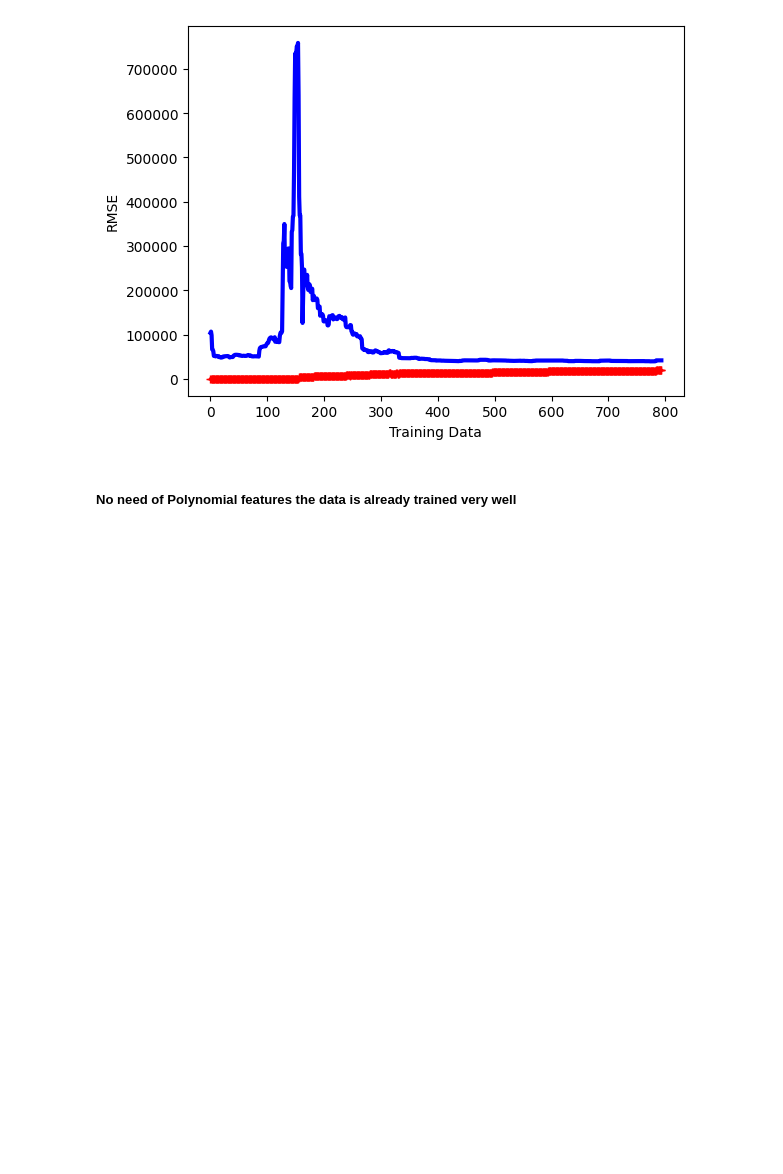
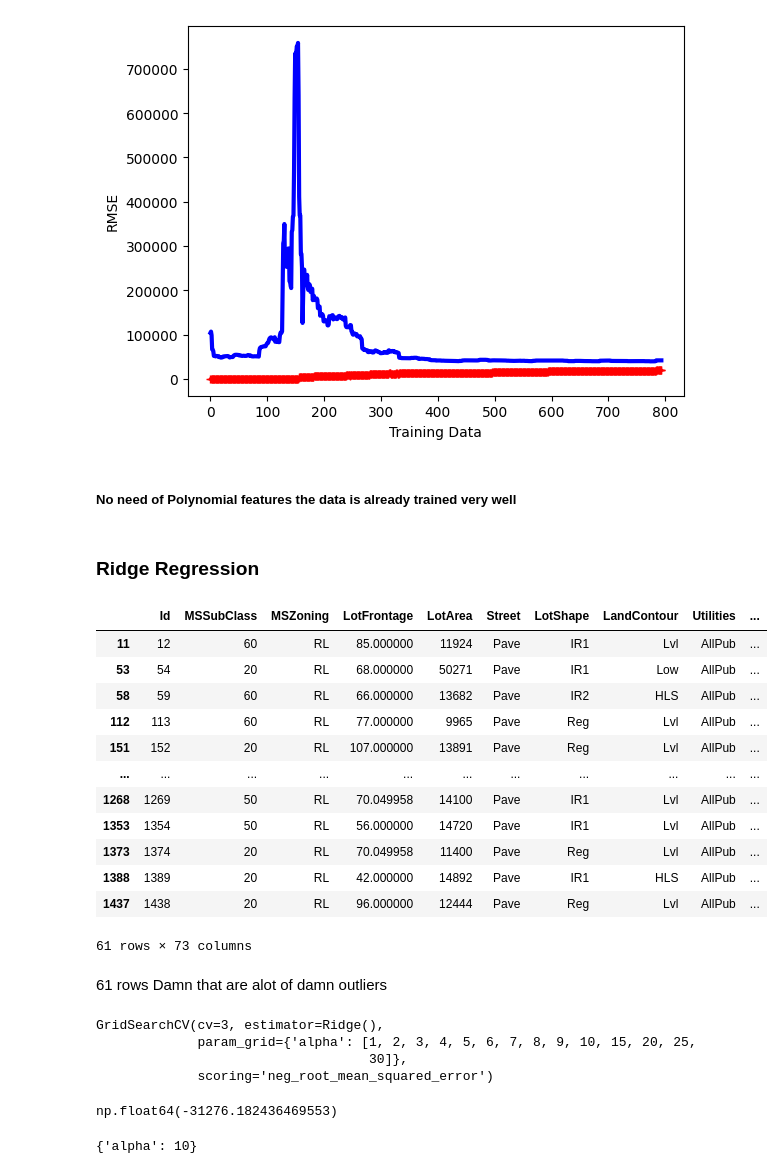
Before and after one commit to tahaftm/Kaggle-Competitions, a Jupyter notebook: House Prices - Advanced Regression Techniques/main.ipynb, the cells around one changed output. Saved outputs shown, nothing was run; the diff lists cells and outputs as text; code cells hidden in the pictures; blank space fills up the shorter version.

```diff
--- a/House Prices - Advanced Regression Techniques/main.ipynb
+++ b/House Prices - Advanced Regression Techniques/main.ipynb
@@ -590,3 +590,51 @@ get_learning_curve()
 [figure]
 # %% [markdown]
 ##### No need of Polynomial features the data is already trained very well
+# %% [markdown]
+### Ridge Regression
+# %%
+Q1 = y.quantile(0.25)
+Q3 = y.quantile(0.75)
+IQR = Q3 - Q1
+LowerFence=Q1 - 1.5 * IQR
+HigherFence=Q3 + 1.5 * IQR
+# %%
+outliers = X[(y < LowerFence) | (y > HigherFence)]
+outliers
+# %% [output]
+|  | Id | MSSubClass | MSZoning | LotFrontage | LotArea | Street | LotShape | LandContour | Utilities | ... |
+| 11 | 12 | 60 | RL | 85.000000 | 11924 | Pave | IR1 | Lvl | AllPub | ... |
+| 53 | 54 | 20 | RL | 68.000000 | 50271 | Pave | IR1 | Low | AllPub | ... |
+| 58 | 59 | 60 | RL | 66.000000 | 13682 | Pave | IR2 | HLS | AllPub | ... |
+| 112 | 113 | 60 | RL | 77.000000 | 9965 | Pave | Reg | Lvl | AllPub | ... |
+| 151 | 152 | 20 | RL | 107.000000 | 13891 | Pave | Reg | Lvl | AllPub | ... |
+| ... | ... | ... | ... | ... | ... | ... | ... | ... | ... | ... |
+| 1268 | 1269 | 50 | RL | 70.049958 | 14100 | Pave | IR1 | Lvl | AllPub | ... |
+| 1353 | 1354 | 50 | RL | 56.000000 | 14720 | Pave | IR1 | Lvl | AllPub | ... |
+| 1373 | 1374 | 20 | RL | 70.049958 | 11400 | Pave | Reg | Lvl | AllPub | ... |
+| 1388 | 1389 | 20 | RL | 42.000000 | 14892 | Pave | IR1 | HLS | AllPub | ... |
+| 1437 | 1438 | 20 | RL | 96.000000 | 12444 | Pave | Reg | Lvl | AllPub | ... |
+61 rows × 73 columns
+# %% [markdown]
+61 rows Damn that are alot of damn outliers
+# %%
+from sklearn.linear_model import Ridge
+ridge = Ridge()
+params = {
+    'alpha' : [1,2,3,4,5,6,7,8,9,10,15,20,25,30]
+}
+grid_ridge = GridSearchCV(ridge,param_grid=params, cv = 3, scoring='neg_root_mean_squared_error')
+grid_ridge.fit(X_train, y_train)
+# %% [output]
+GridSearchCV(cv=3, estimator=Ridge(),
+             param_grid={'alpha': [1, 2, 3, 4, 5, 6, 7, 8, 9, 10, 15, 20, 25,
+                                   30]},
+             scoring='neg_root_mean_squared_error')
+# %%
+grid_ridge.best_score_
+# %% [output]
+np.float64(-31276.182436469553)
+# %%
+grid_ridge.best_params_
+# %% [output]
+{'alpha': 10}
```
